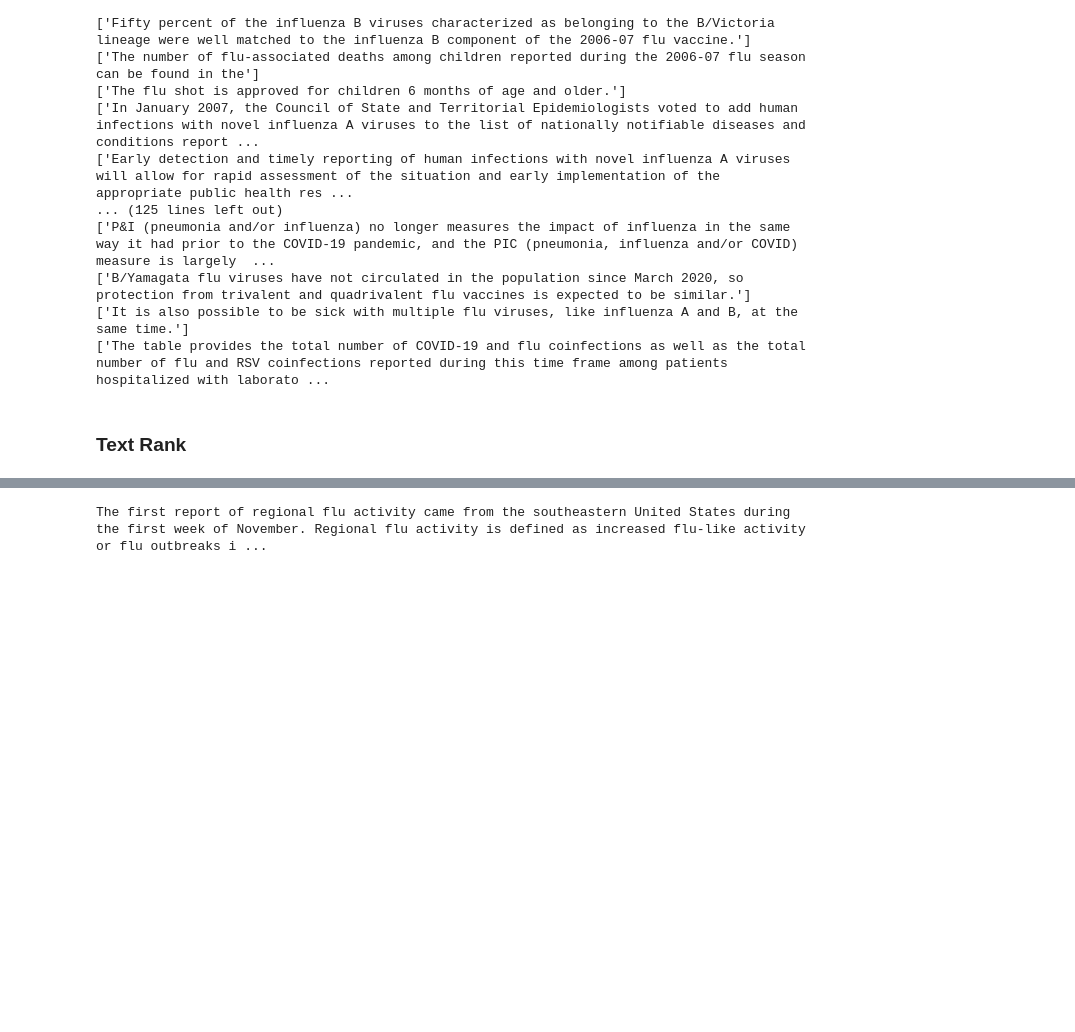
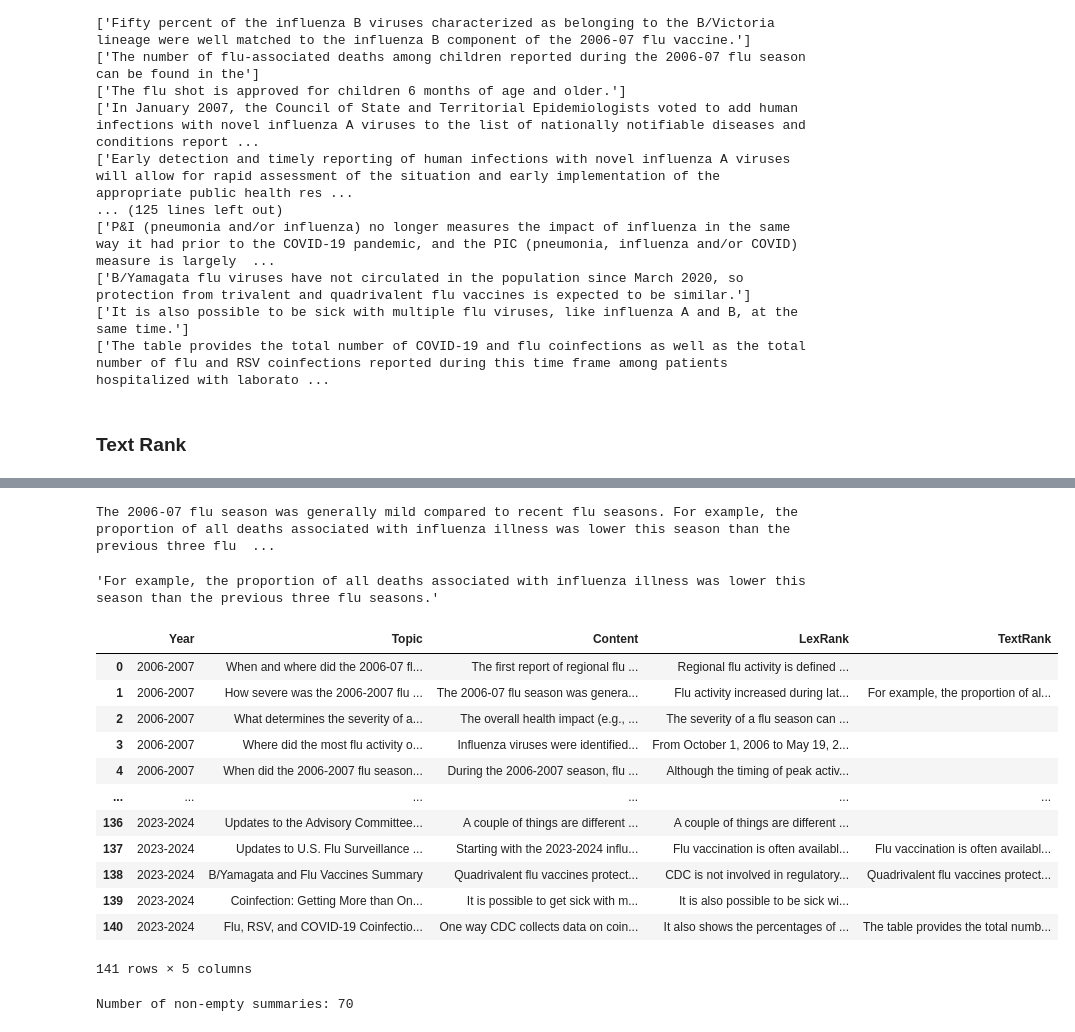
Before and after one commit to pergazuz/Text-Summarization-for-Flu-Season-Summary-Reports, a Jupyter notebook: summarization_extractive.ipynb, the cells around one changed output, grey strips where cells are left out. Saved outputs shown, nothing was run; the diff lists cells and outputs as text; code cells hidden in the pictures; blank space fills up the shorter version.

```diff
--- a/summarization_unsupervised.ipynb
+++ b/summarization_extractive.ipynb
@@ -167,9 +142,10 @@ Successfully installed summa-1.2.0
 # %%
-text = content['Content'].values[0]
+text = content['Content'].values[1]
+print(text)
+# %% [output]
+The 2006-07 flu season was generally mild compared to recent flu seasons. For example, the proportion of all deaths associated with influenza illness was lower this season than the previous three flu  ...
 # %%
 from summa.summarizer import summarize
-summarizer = summarize(text, ratio=0.05)
+summarize(text)
+# %% [output]
+'For example, the proportion of all deaths associated with influenza illness was lower this season than the previous three flu seasons.'
-# %%
-print(text)
-# %% [output]
-The first report of regional flu activity came from the southeastern United States during the first week of November. Regional flu activity is defined as increased flu-like activity or flu outbreaks i ...
@@ -177,0 +152,28 @@ print(summarizer)
+# %%
+def summarize(text):
+    from summa.summarizer import summarize
+    return summarize(text)
+# %%
+content['TextRank'] = content['Content'].apply(summarize)
+# %%
+content
+# %% [output]
+|  | Year | Topic | Content | LexRank | TextRank |
+| 0 | 2006-2007 | When and where did the 2006-07 fl... | The first report of regional flu ... | Regional flu activity is defined ... |  |
+| 1 | 2006-2007 | How severe was the 2006-2007 flu ... | The 2006-07 flu season was genera... | Flu activity increased during lat... | For example, the proportion of al... |
+| 2 | 2006-2007 | What determines the severity of a... | The overall health impact (e.g., ... | The severity of a flu season can ... |  |
+| 3 | 2006-2007 | Where did the most flu activity o... | Influenza viruses were identified... | From October 1, 2006 to May 19, 2... |  |
+| 4 | 2006-2007 | When did the 2006-2007 flu season... | During the 2006-2007 season, flu ... | Although the timing of peak activ... |  |
+| ... | ... | ... | ... | ... | ... |
+| 136 | 2023-2024 | Updates to the Advisory Committee... | A couple of things are different ... | A couple of things are different ... |  |
+| 137 | 2023-2024 | Updates to U.S. Flu Surveillance ... | Starting with the 2023-2024 influ... | Flu vaccination is often availabl... | Flu vaccination is often availabl... |
+| 138 | 2023-2024 | B/Yamagata and Flu Vaccines Summary | Quadrivalent flu vaccines protect... | CDC is not involved in regulatory... | Quadrivalent flu vaccines protect... |
+| 139 | 2023-2024 | Coinfection: Getting More than On... | It is possible to get sick with m... | It is also possible to be sick wi... |  |
+| 140 | 2023-2024 | Flu, RSV, and COVID-19 Coinfectio... | One way CDC collects data on coin... | It also shows the percentages of ... | The table provides the total numb... |
+141 rows × 5 columns
+# %%
+# Count the non-empty summaries
+count_non_empty_summaries = content['TextRank'].apply(len).gt(0).sum()
+print(f"Number of non-empty summaries: {count_non_empty_summaries}")
+# %% [output]
+Number of non-empty summaries: 70
```
Also changed, not shown: parts of 7 cells of this notebook, 6 other files.
